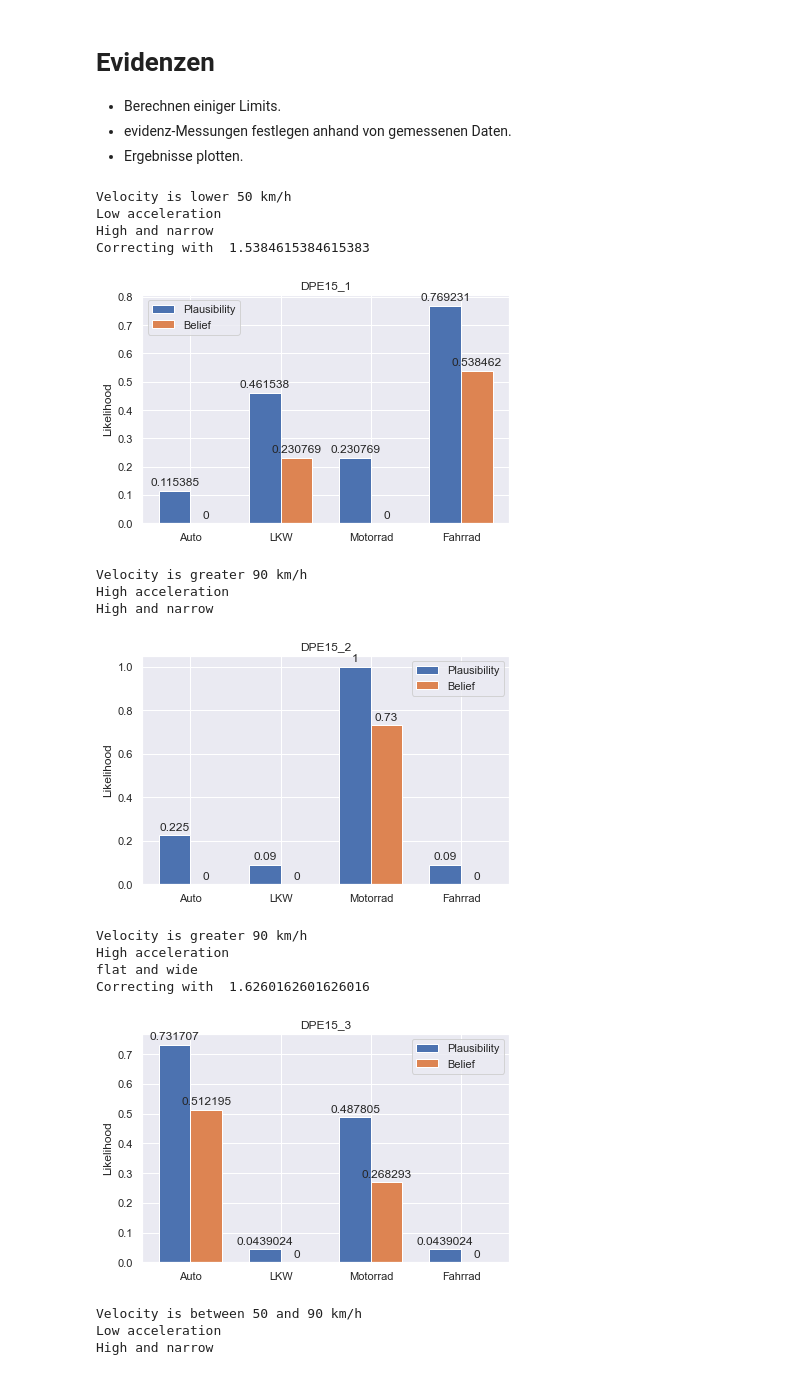
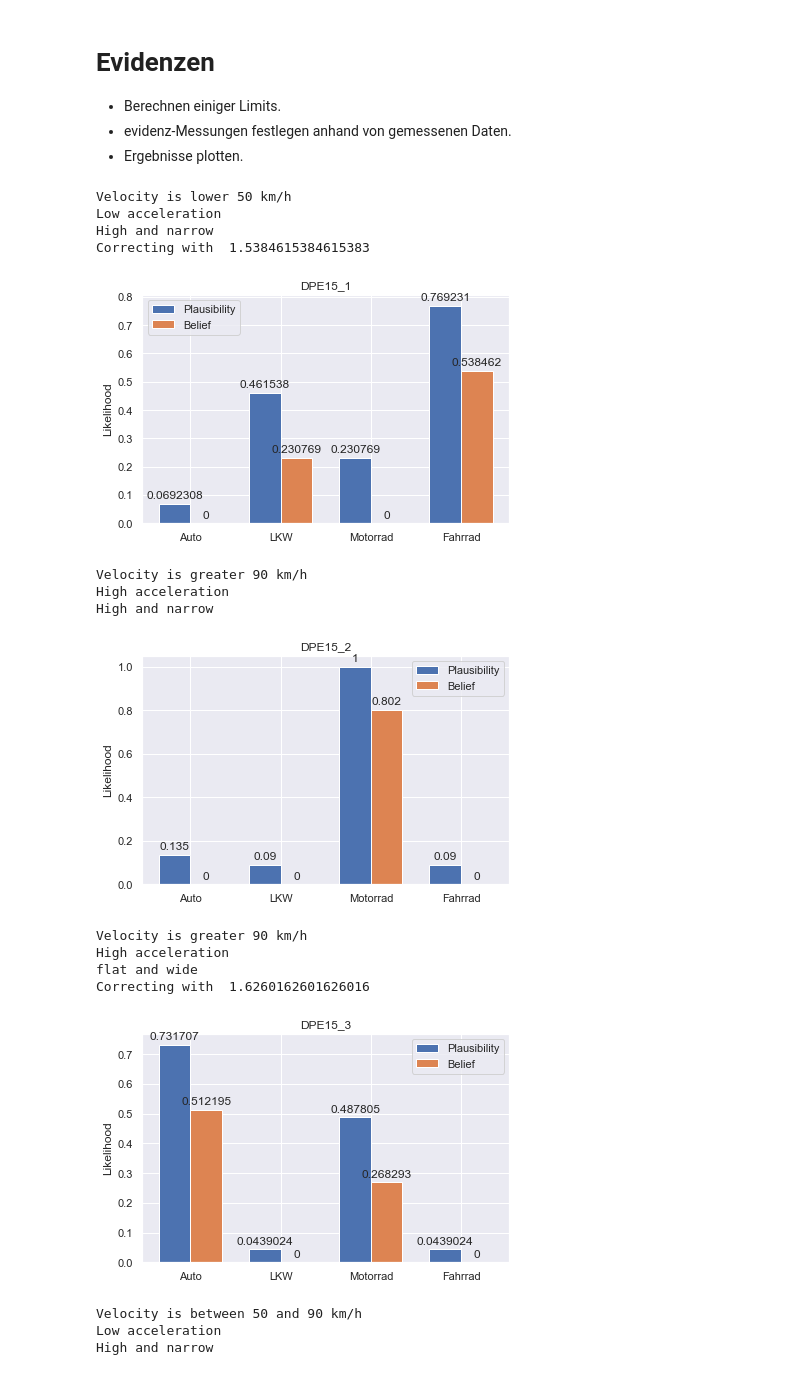
Before and after one commit to JanTSV/Evidenztheorie, a Jupyter notebook: main.ipynb, the cells around one changed output. Saved outputs shown, nothing was run; the diff lists cells and outputs as text; code cells hidden in the pictures.

```diff
--- a/main.ipynb
+++ b/main.ipynb
@@ -285,8 +285,8 @@ Height : Width ratio 0.8709995931914623
 * Ergebnisse plotten.
 # %%
 # Get dynamic acceleration limits
-ACCELERATION_LIMIT_UPPER = get_acceleration_limit(data_dict, limit=0.9)
-ACCELERATION_LIMIT_LOWER =  get_acceleration_limit(data_dict, limit=0.1)
+ACCELERATION_LIMIT_UPPER = get_acceleration_limit(data_dict, limit=0.75)
+ACCELERATION_LIMIT_LOWER =  get_acceleration_limit(data_dict, limit=0.25)
 
 # Estimate the category of the measured vehicle
 def estimate_vehicle_type(df, title):
@@ -334,7 +334,7 @@ def estimate_vehicle_type(df, title):
     if height_width_ratio >= 1.0:
         print("High and narrow")
         handler.add_measure([
-            Measure(["Motorrad", "Fahrrad", "LKW"], 0.5)
+            Measure(["Motorrad", "Fahrrad", "LKW"], 0.7)
         ])
     else:
         print("flat and wide")
@@ -356,35 +356,35 @@ def estimate_vehicle_type(df, title):
     # Plot plausibilities and beliefs
     width = 0.35
     x = np.arange(len(categories))
     fig, ax = plt.subplots()
     rects1 = ax.bar(x - width/2, pls, width, label="Plausibility")
     rects2 = ax.bar(x + width/2, blfs, width, label="Belief")
 
     # Add some text for labels, title and custom x-axis tick labels, etc.
     ax.set_ylabel("Likelihood")
     ax.set_title(title)
     ax.set_xticks(x, categories)
     ax.legend()
     ax.bar_label(rects1, padding=3)
     ax.bar_label(rects2, padding=3)
     fig.tight_layout()
 
     plt.savefig(F"pics/{title}.png")
     plt.show()
 
 # Estimate types for all sensor datas.
 for name, df in data_dict.items():
     estimate_vehicle_type(df, name)
 # %% [output]
 Velocity is lower 50 km/h
 Low acceleration
 High and narrow
 Correcting with  1.5384615384615383
-[figure, old version]
+[figure, new version]
 Velocity is greater 90 km/h
 High acceleration
 High and narrow
-[figure, old version]
+[figure, new version]
 Velocity is greater 90 km/h
 High acceleration
 flat and wide
```
Also changed, not shown: parts of 1 cell of this notebook.
